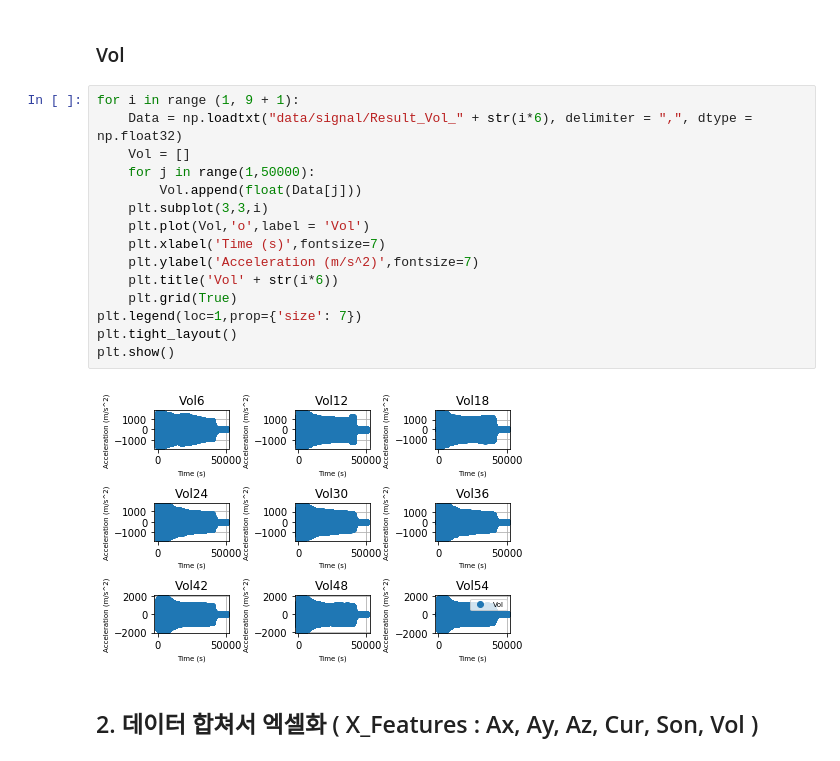
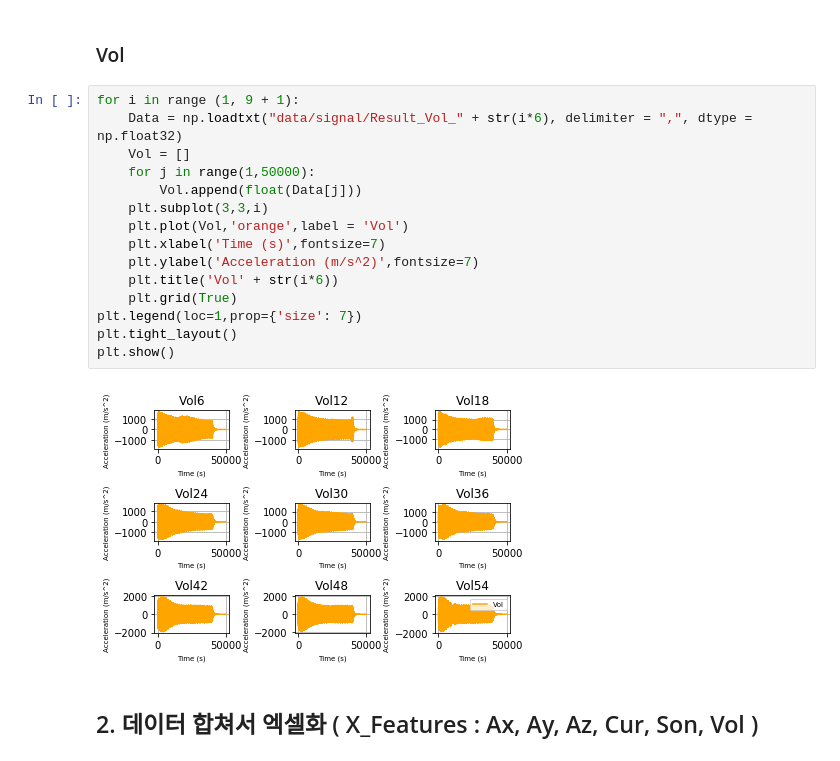
Before and after one commit to BattleGroundY/DL-Papers, a Jupyter notebook: Ultrasonic Welding/Ultrasonic Welding.ipynb, the cells around one changed output. Cells and saved outputs as stored; diff of their text form.

```diff
--- a/Ultrasonic Welding/Ultrasonic Welding.ipynb
+++ b/Ultrasonic Welding/Ultrasonic Welding.ipynb
@@ -115,20 +115,20 @@ plt.show()
 # %%
 for i in range (1, 9 + 1):
     Data = np.loadtxt("data/signal/Result_Vol_" + str(i*6), delimiter = ",", dtype = np.float32)
     Vol = []
     for j in range(1,50000):
         Vol.append(float(Data[j]))
     plt.subplot(3,3,i)
-    plt.plot(Vol,'o',label = 'Vol')
+    plt.plot(Vol,'orange',label = 'Vol')
     plt.xlabel('Time (s)',fontsize=7)
     plt.ylabel('Acceleration (m/s^2)',fontsize=7)
     plt.title('Vol' + str(i*6))
     plt.grid(True)
 plt.legend(loc=1,prop={'size': 7})
 plt.tight_layout()
 plt.show()
 # %% [output]
-[figure, old version]
+[figure, new version]
 # %% [markdown]
 ## 2. 데이터 합쳐서 엑셀화 ( X_Features : Ax, Ay, Az, Cur, Son, Vol )
 # %% [markdown]
```
